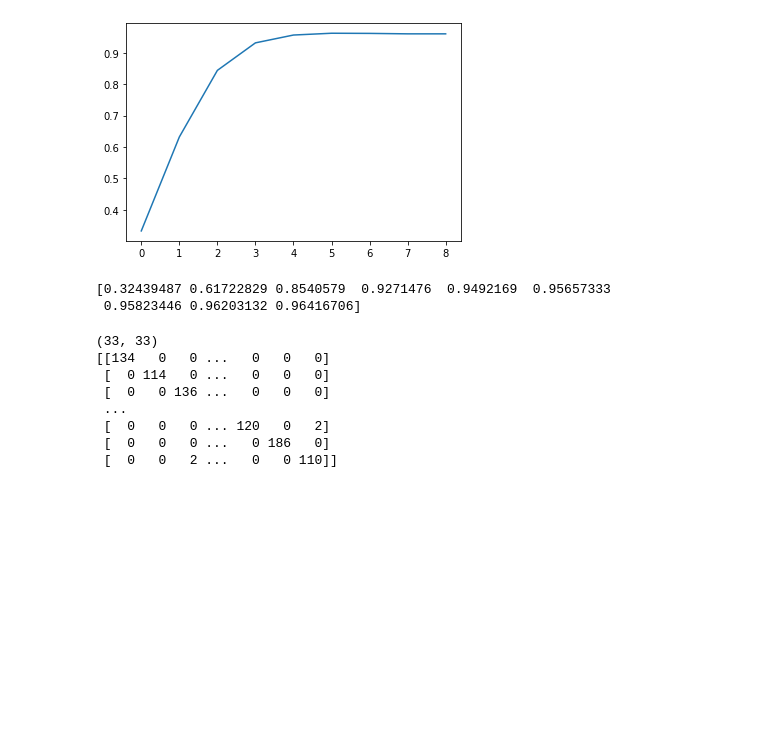
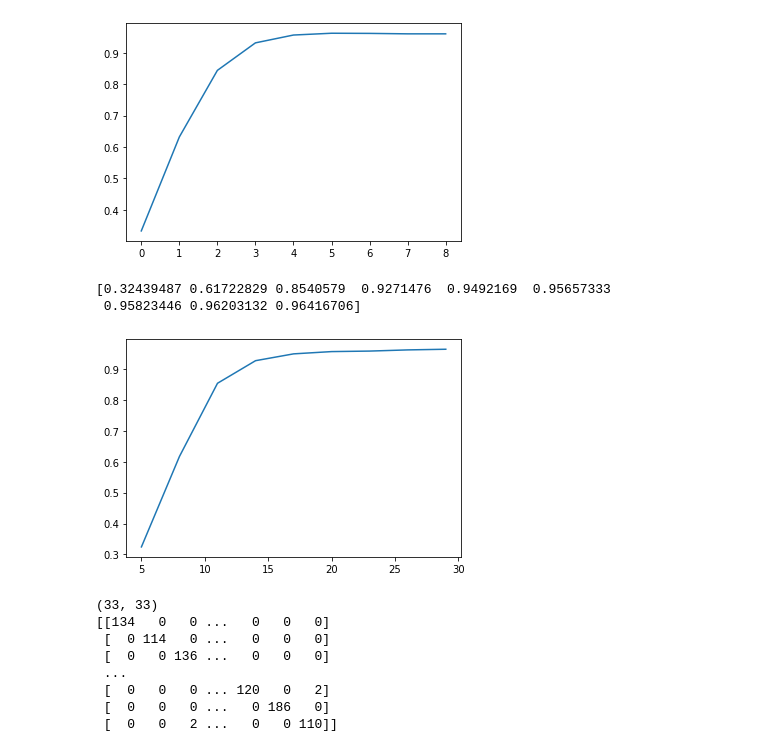
Before and after one commit to flomSStaar/IA-FruitRecognition, a Jupyter notebook: Fruit recognition.ipynb, the cells around one changed output. Cells and saved outputs as stored; diff of their text form; code cells hidden in the pictures; blank space fills up the shorter version.

```diff
--- a/Fruit recognition.ipynb
+++ b/Fruit recognition.ipynb
@@ -239,10 +280,12 @@ np.save(filename, np.flip(resTree))
 # %%
 resTree = np.load('saves/DecisionTree.npy', allow_pickle=True)
 # %%
+plt.plot(range(5,30,3),resTree)
 print(resTree)
 # %% [output]
 [0.32439487 0.61722829 0.8540579  0.9271476  0.9492169  0.95657333
  0.95823446 0.96203132 0.96416706]
+[figure, added]
 # %%
 mat_confusion=metrics.confusion_matrix(ytest,ypredit)
 print(mat_confusion.shape)
```
Also changed, not shown: parts of 17 cells of this notebook.
